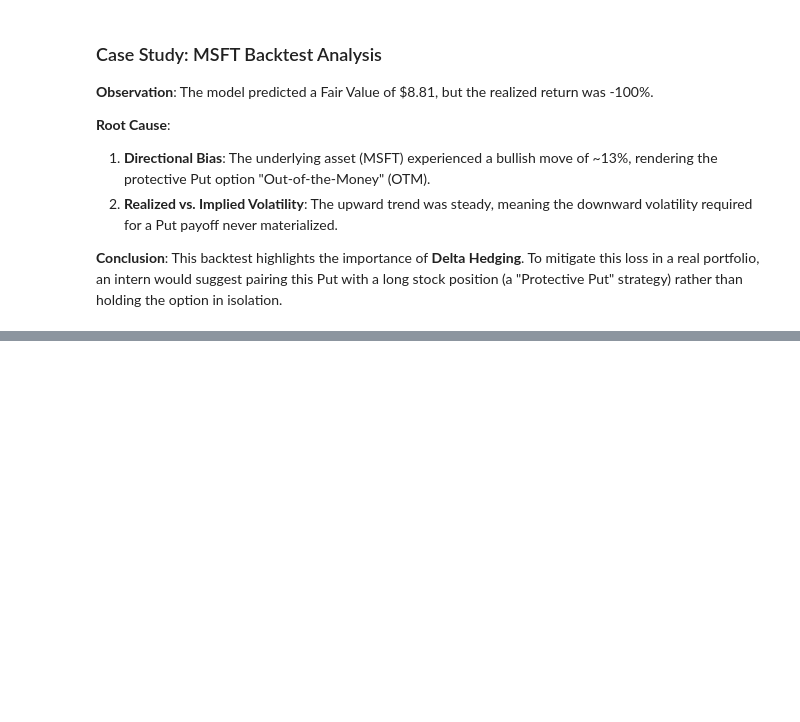
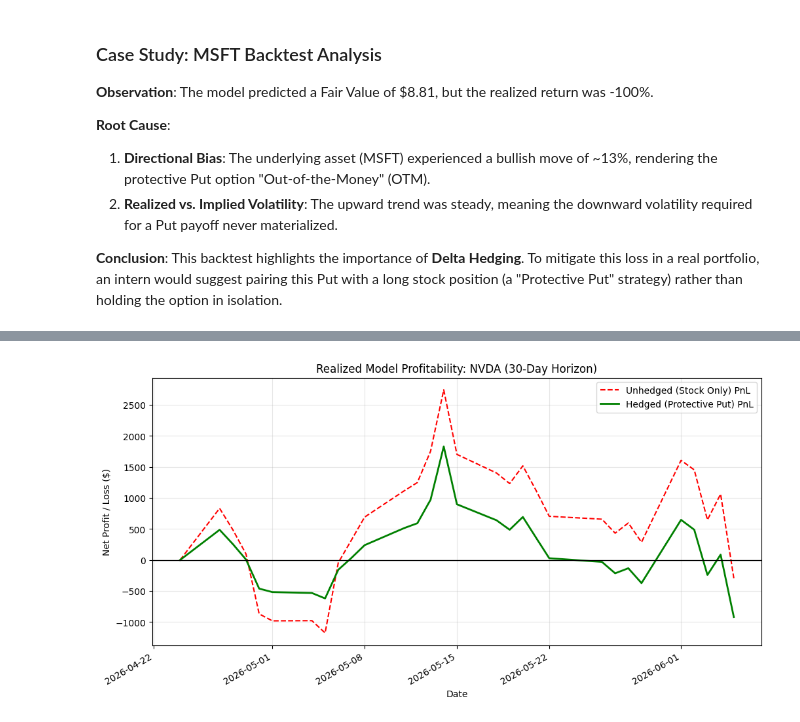
Before and after one commit to EzioAuditore027/QuantRisk-Valuation-Engine, a Jupyter notebook: main.ipynb, the cells around one changed output, grey strips where cells are left out. Cells and saved outputs as stored; diff of their text form; code cells hidden in the pictures; blank space fills up the shorter version.

```diff
--- a/main.ipynb
+++ b/main.ipynb
@@ -400,0 +578,95 @@ stock position (a "Protective Put" strategy) rather than holding the option in i
+# %%
+import yfinance as yf
+import pandas as pd
+import numpy as np
+import matplotlib.pyplot as plt
+
+def evaluate_model_profitability(ticker_symbol, strike_offset=0, days_back=30):
+    """
+    Tracks the day-by-day PnL of the Protective Put strategy over a historical period.
+    """
+    # 1. Fetch real historical data
+    ticker = yf.Ticker(ticker_symbol)
+    hist = ticker.history(period=f"{days_back + 60}d") # Extra days for volatility lookback
+
+    # Isolate the backtest period
+    backtest_data = hist.iloc[-days_back:].copy()
+    start_date = backtest_data.index[0]
+
+    # 2. Calculate Initial Conditions (Day 0)
+    s_start = backtest_data['Close'].iloc[0]
+    K = s_start + strike_offset
+    r = 0.05
+
+    # Calculate initial volatility using data BEFORE the start date
+    lookback_data = hist.loc[:start_date].iloc[:-1]
+    initial_vol = np.log(lookback_data['Close'] / lookback_data['Close'].shift(1)).std() * np.sqrt(252)
+
+    # Calculate the model's Fair Value for the Put on Day 0
+    engine = OptionEngine(S0=s_start, K=K, T=days_back/252, r=r, sigma=initial_vol, N=50)
+    put_premium = engine.binomial_tree(exercise='american')
+
+    # Initial Capital Setup (Assuming 1 Contract = 100 Shares)
+    initial_stock_investment = s_start * 100
+    initial_option_cost = put_premium * 100
+    total_capital = initial_stock_investment + initial_option_cost
+
+    # 3. Track Daily MTM (Mark-to-Market) Value
+    unhedged_pnl = []
+    hedged_pnl = []
+    dates = []
+
+    for i in range(len(backtest_data)):
+        current_date = backtest_data.index[i]
+        current_price = backtest_data['Close'].iloc[i]
+        days_remaining = days_back - i
+
+        # Current Stock Profit
+        current_stock_value = current_price * 100
+        stock_profit = current_stock_value - initial_stock_investment
+
+        # Current Option Value (Recalculated dynamically as time decays)
+        if days_remaining > 0:
+            current_engine = OptionEngine(
+                S0=current_price, K=K, T=days_remaining/252, r=r, sigma=initial_vol, N=50
+            )
+            current_put_value = current_engine.binomial_tree(exercise='american') * 100
+        else:
+            # At expiration, it's just the intrinsic value
+            current_put_value = max(K - current_price, 0) * 100
+
+        # Total Hedged Profit
+        total_hedged_value = current_stock_value + current_put_value
+        portfolio_profit = total_hedged_value - total_capital
+
+        # Log the data
+        unhedged_pnl.append(stock_profit)
+        hedged_pnl.append(portfolio_profit)
+        dates.append(current_date)
+
+    # 4. Visualization
+    plt.figure(figsize=(12, 6))
+    plt.plot(dates, unhedged_pnl, label='Unhedged (Stock Only) PnL', color='red', linestyle='--')
+    plt.plot(dates, hedged_pnl, label='Hedged (Protective Put) PnL', color='green', linewidth=2)
+
+    plt.axhline(0, color='black', linewidth=1)
+    plt.title(f"Realized Model Profitability: {ticker_symbol} ({days_back}-Day Horizon)")
+    plt.xlabel("Date")
+    plt.ylabel("Net Profit / Loss ($)")
+    plt.legend()
+    plt.grid(True, alpha=0.3)
+
+    # Format x-axis dates nicely
+    plt.gcf().autofmt_xdate()
+    plt.show()
+
+    # Print final exact numbers
+    print(f"--- Final Mark-to-Market (Day {days_back}) ---")
+    print(f"Total Invested: ${total_capital:.2f}")
+    print(f"Unhedged Profit: ${unhedged_pnl[-1]:.2f}")
+    print(f"Hedged Profit: ${hedged_pnl[-1]:.2f}")
+
+# Example: Run it on a volatile stock like NVDA or TSLA
+evaluate_model_profitability("NVDA", days_back=30)
+# %% [output]
+[figure, added]
```
Also changed, not shown: parts of 13 cells of this notebook, 1 other file.
